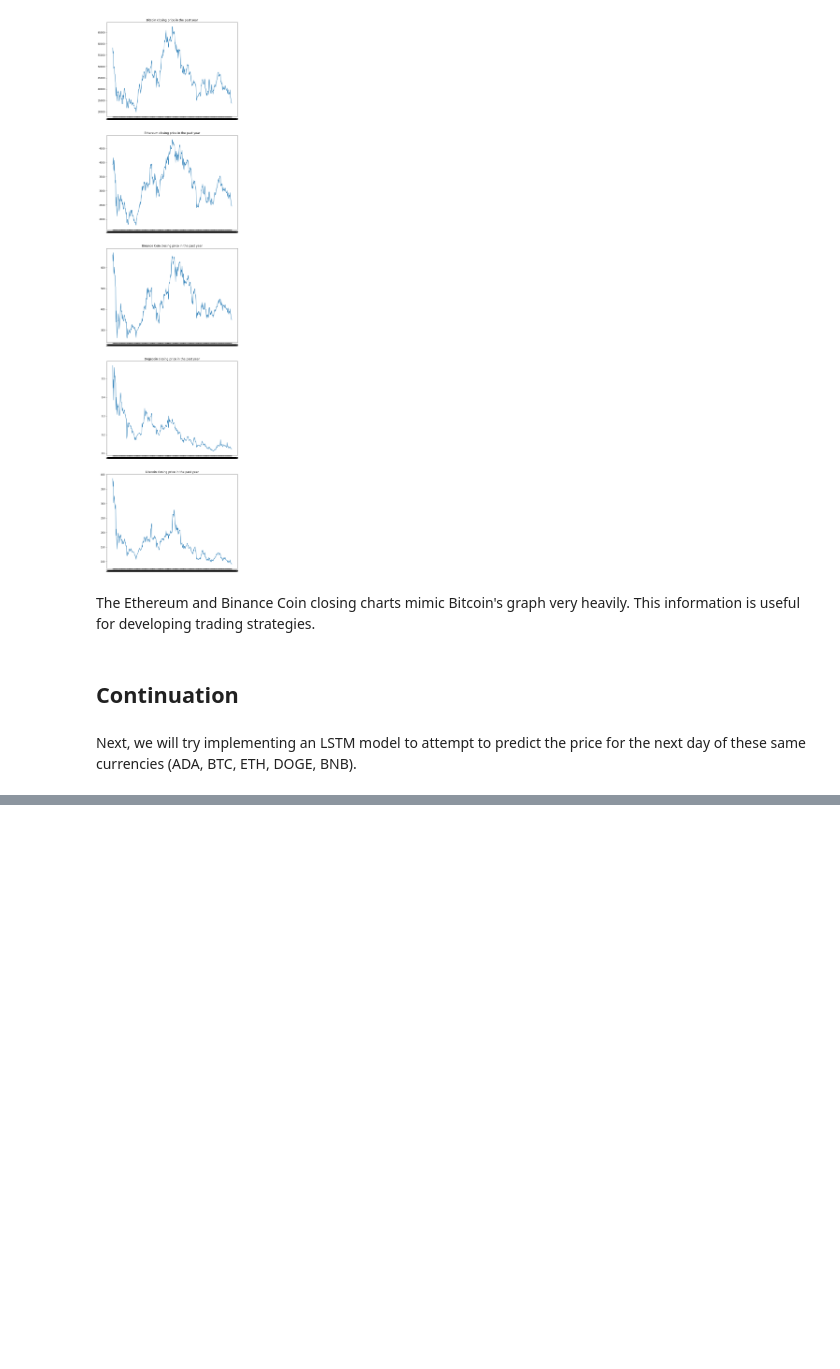
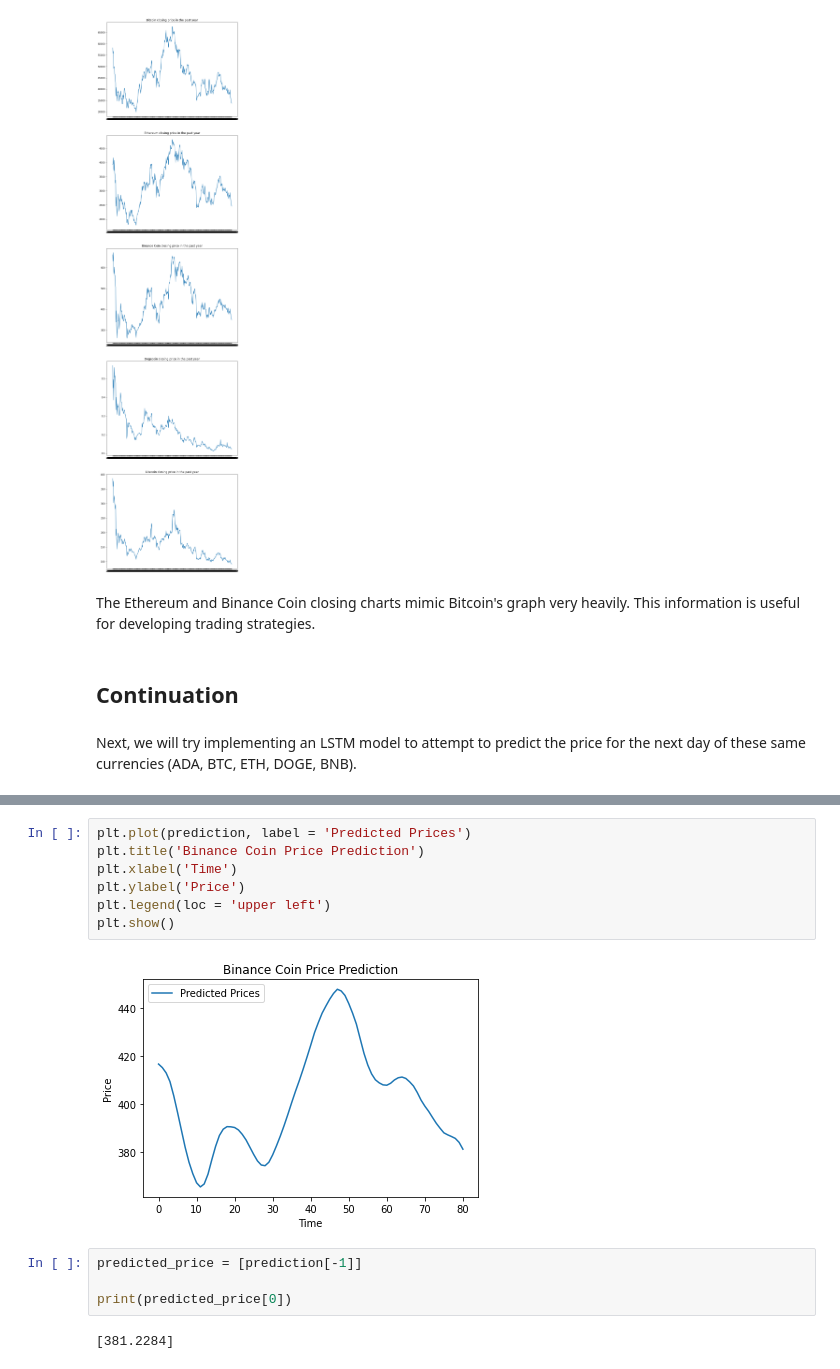
Before and after one commit to isaacmg00/542-final, a Jupyter notebook: COMP 542 Final - Cryptocurrency Analysis using Machine Learning.ipynb, the cells around one changed output, grey strips where cells are left out. Saved outputs shown, nothing was run; the diff lists cells and outputs as text; blank space fills up the shorter version.

```diff
--- a/COMP 542 Final - Cryptocurrency Analysis using Machine Learning.ipynb
+++ b/COMP 542 Final - Cryptocurrency Analysis using Machine Learning.ipynb
@@ -507,0 +706,15 @@ AttributeError: 'DataFrame' object has no attribute 'reshape'
+# %%
+plt.plot(prediction, label = 'Predicted Prices')
+plt.title('Binance Coin Price Prediction')
+plt.xlabel('Time')
+plt.ylabel('Price')
+plt.legend(loc = 'upper left')
+plt.show()
+# %% [output]
+[figure, added]
+# %%
+predicted_price = [prediction[-1]]
+
+print(predicted_price[0])
+# %% [output]
+[381.2284]
```
Also changed, not shown: parts of 63 cells of this notebook.
